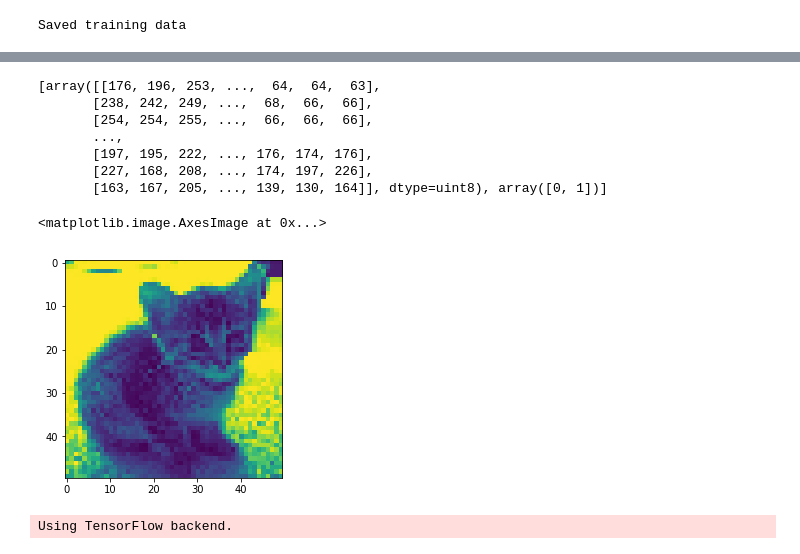
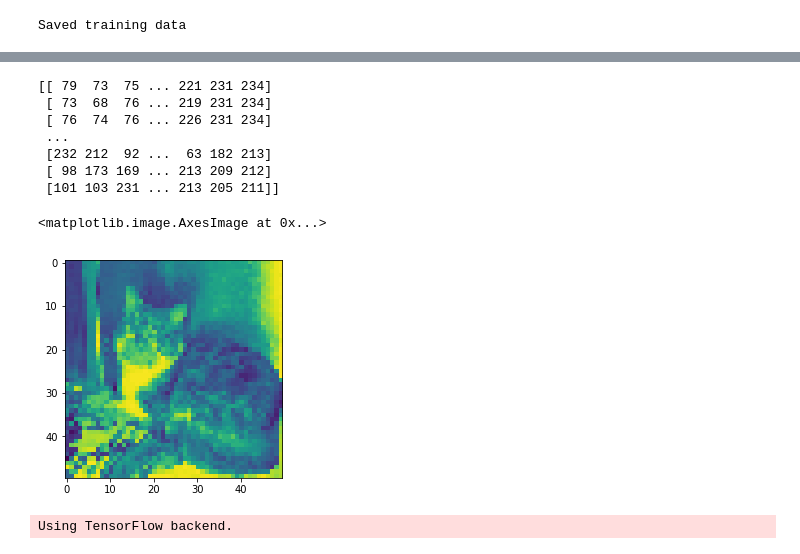
Before and after one commit to JasonShin/CNN, a Jupyter notebook: cat vs dog new.ipynb, the cells around one changed output, grey strips where cells are left out. Drawn from its saved outputs; the diff is of its cells as text; code cells hidden in the pictures.

```diff
--- a/cat vs dog new.ipynb
+++ b/cat vs dog new.ipynb
@@ -5,17 +5,15 @@ import os                  # dealing with directories
 from random import shuffle # mixing up or currently ordered data that might lead our network astray in training.
 from tqdm import tqdm      # a nice pretty percentage bar for tasks. Thanks to viewer Daniel BA1/4hler for this suggestion
 # %%
-TRAIN_DIR = 'catdogdata/train'
-TEST_DIR = 'catdogdata/test'
+TRAIN_DIR = 'catdogdata/train/'
+TEST_DIR = 'catdogdata/test/'
 IMG_SIZE = 50
 LR = 1e-3
 # %%
 def label_img(img):
-    word_label = img.split('.')[0]
-
-    if word_label == 'dog':
+    if 'dog' in img:
         return [1, 0]
-    elif word_label == 'cat':
+    elif 'cat' in img:
         return [0, 1]
 
 label_img('cat.0.jpg')
@@ -23,22 +21,23 @@ label_img('cat.0.jpg')
 [0, 1]
 # %%
 def create_train_data():
-    training_data = []
-    for img in tqdm(os.listdir(TRAIN_DIR)):
+    training_images = []
+    training_labels = []
+    filenames = [TRAIN_DIR + i for i in os.listdir(TRAIN_DIR)]
+    shuffle(filenames)
+    for img in tqdm(filenames):
         label = label_img(img)
-        path = os.path.join(TRAIN_DIR, img)
         # Read image and turn it into grayscale
-        img = cv2.imread(path,cv2.IMREAD_GRAYSCALE)
+        img = cv2.imread(img,cv2.IMREAD_GRAYSCALE)
         # Resize images into IMG_SIZE x IMG_SIZE
         img = cv2.resize(img, (IMG_SIZE,IMG_SIZE))
-        training_data.append([np.array(img), np.array(label)])
-
-    shuffle(training_data)
-    np.save('training_data', training_data)
+        training_data.append(img)
+        training_labels.append(label)
+    np.save('training_data', training_images)
     print('Saved training data')
-    return training_data
+    return training_data, training_labels
 # %%
-training_data = create_train_data()
+training_data, training_labels = create_train_data()
 # %% [output]
 Saved training data
 # %%
@@ -67,19 +88,19 @@ import matplotlib.pyplot as plt
 # %%
 # First element is an image
 # Second element is a label
 print(training_data[0])
 # Checking how an image looks like
-plt.imshow(training_data[0][0])
+plt.imshow(training_data[0])
 # %% [output]
-[array([[176, 196, 253, ...,  64,  64,  63],
-       [238, 242, 249, ...,  68,  66,  66],
-       [254, 254, 255, ...,  66,  66,  66],
-       ...,
-       [197, 195, 222, ..., 176, 174, 176],
-       [227, 168, 208, ..., 174, 197, 226],
-       [163, 167, 205, ..., 139, 130, 164]], dtype=uint8), array([0, 1])]
+[[ 79  73  75 ... 221 231 234]
+ [ 73  68  76 ... 219 231 234]
+ [ 76  74  76 ... 226 231 234]
+ ...
+ [232 212  92 ...  63 182 213]
+ [ 98 173 169 ... 213 209 212]
+ [101 103 231 ... 213 205 211]]
 <matplotlib.image.AxesImage at 0x...>
-[figure, old version]
+[figure, new version]
 # %%
 # Build a neural network
 from keras.models import Sequential
```
Also changed, not shown: parts of 6 cells of this notebook, 1 other file.
